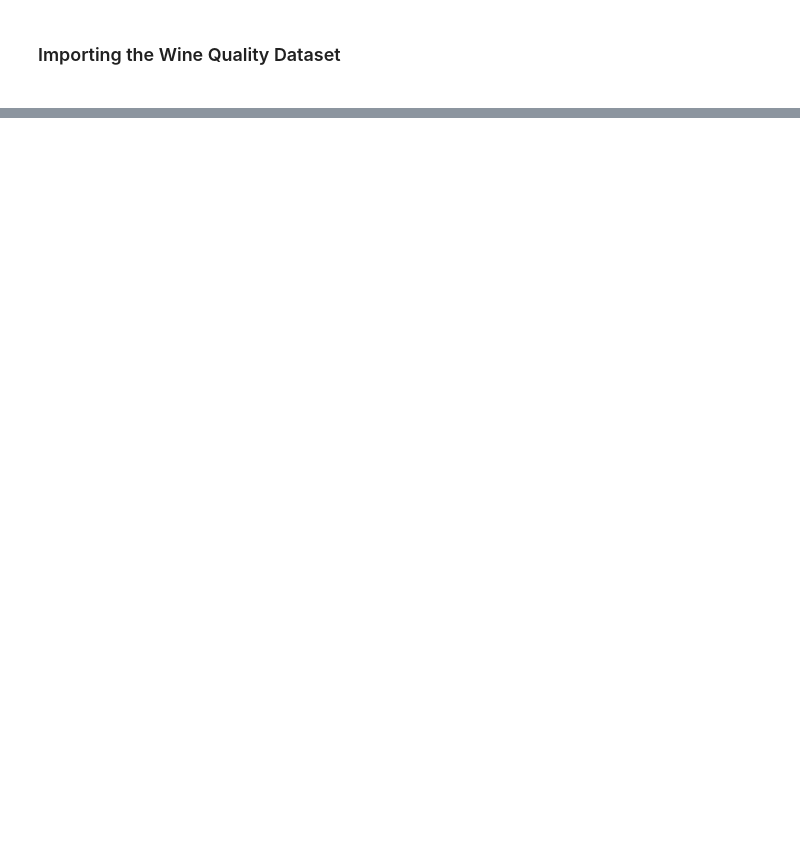
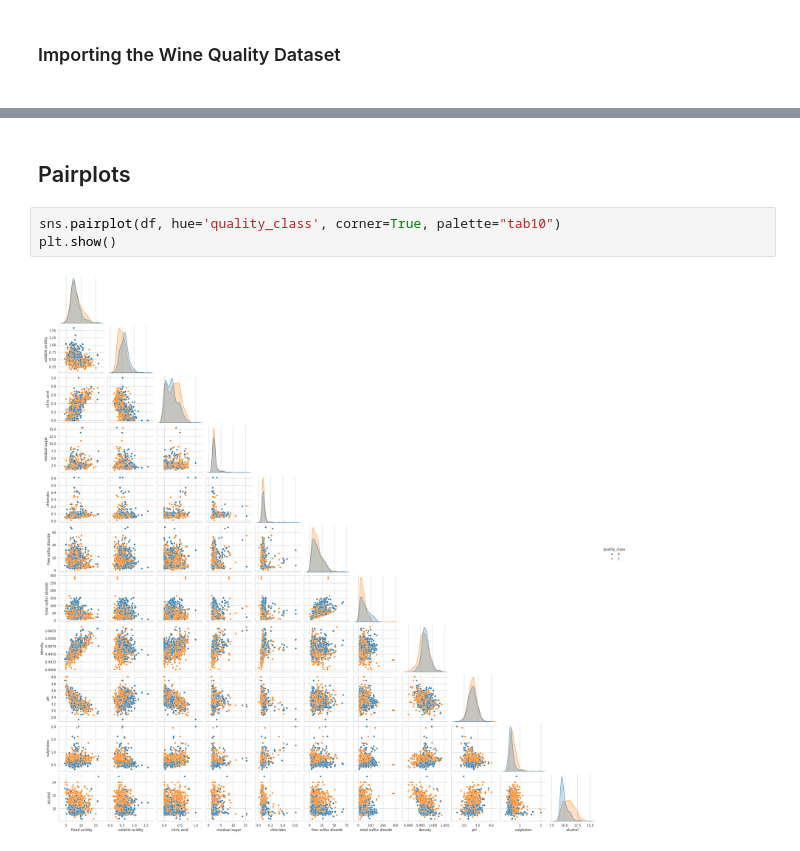
Before and after one commit to nicolasyannick/wine-quality-pca-mlr, a Jupyter notebook: Wine_Quality_PCA.ipynb, the cells around one changed output, grey strips where cells are left out. Drawn from its saved outputs; the diff is of its cells as text; blank space fills up the shorter version.

```diff
--- a/Wine_Quality_PCA.ipynb
+++ b/Wine_Quality_PCA.ipynb
@@ -45,0 +110,7 @@ df.head()
+# %% [markdown]
+## Pairplots
+# %%
+sns.pairplot(df, hue='quality_class', corner=True, palette="tab10")
+plt.show()
+# %% [output]
+[figure, added]
```
Also changed, not shown: parts of 17 cells of this notebook.
